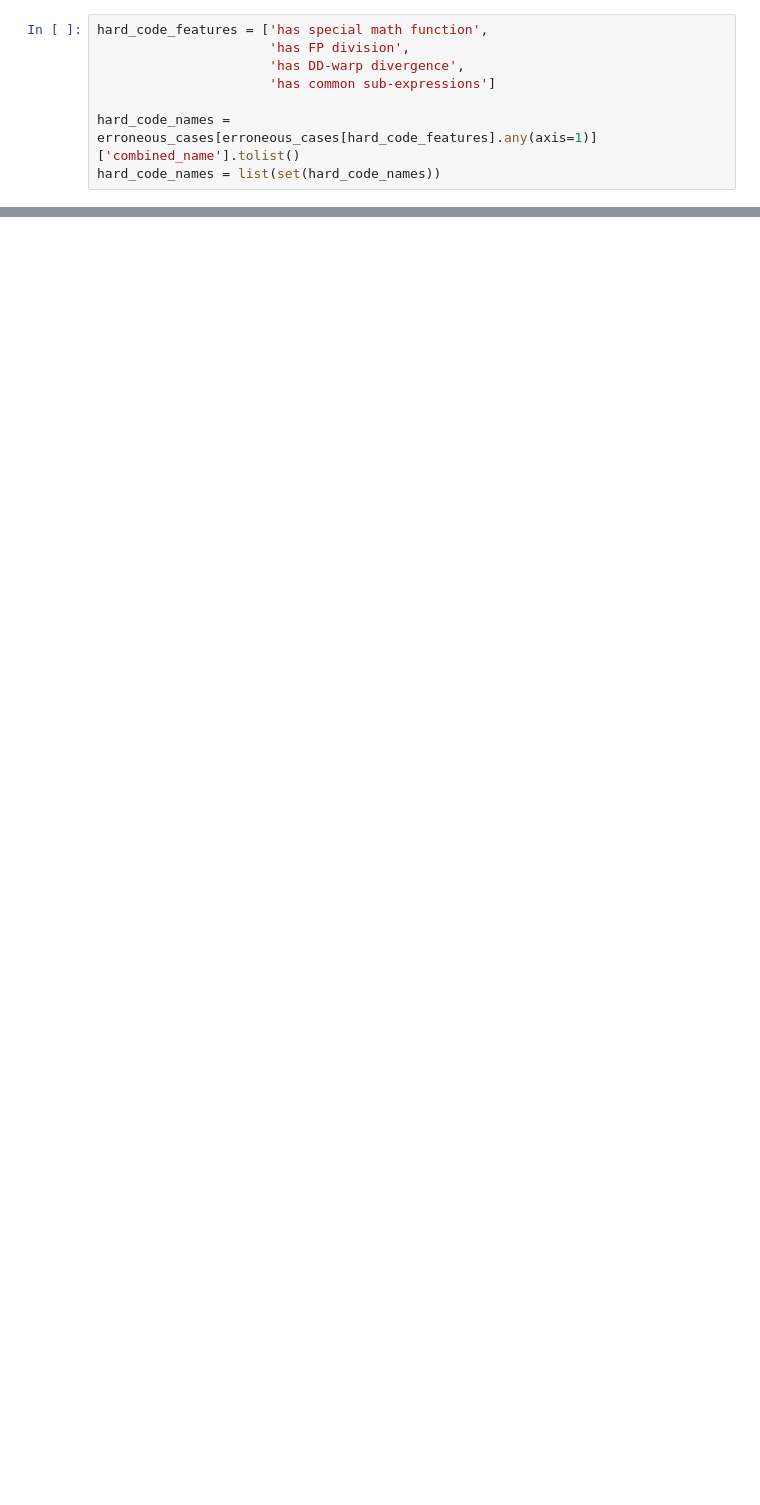
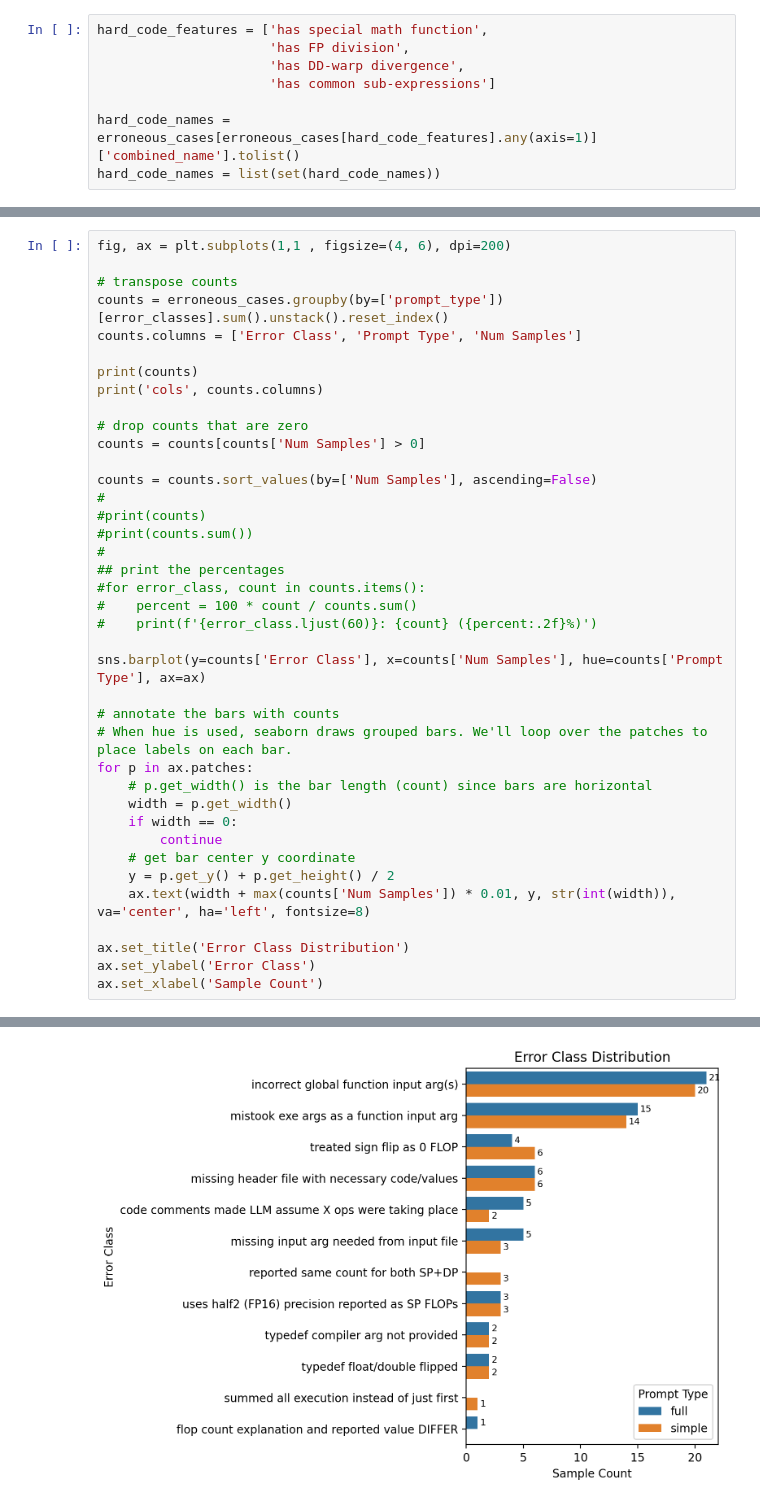
Before and after one commit to Scientific-Computing-Lab/gpuFLOPBench, a Jupyter notebook: qdecomp-langgraph-studio/kernel-survey/dataset-gen/manual-classification/baseline-data-gathering/visualizeMispredCaseAnalysisRseults.ipynb, the cells around one changed output, grey strips where cells are left out. Drawn from its saved outputs; the diff is of its cells as text; blank space fills up the shorter version.

```diff
--- a/qdecomp-langgraph-studio/kernel-survey/dataset-gen/manual-classification/baseline-data-gathering/visualizeMispredCaseAnalysisRseults.ipynb
+++ b/qdecomp-langgraph-studio/kernel-survey/dataset-gen/manual-classification/baseline-data-gathering/visualizeMispredCaseAnalysisRseults.ipynb
@@ -137,0 +192,40 @@ print(hard_code_names)
+# %%
+fig, ax = plt.subplots(1,1 , figsize=(4, 6), dpi=200)
+
+# transpose counts
+counts = erroneous_cases.groupby(by=['prompt_type'])[error_classes].sum().unstack().reset_index()
+counts.columns = ['Error Class', 'Prompt Type', 'Num Samples']
+
+print(counts)
+print('cols', counts.columns)
+
+# drop counts that are zero
+counts = counts[counts['Num Samples'] > 0]
+
+counts = counts.sort_values(by=['Num Samples'], ascending=False)
+#
+#print(counts)
+#print(counts.sum())
+#
+## print the percentages
+#for error_class, count in counts.items():
+#    percent = 100 * count / counts.sum()
+#    print(f'{error_class.ljust(60)}: {count} ({percent:.2f}%)')
+
+sns.barplot(y=counts['Error Class'], x=counts['Num Samples'], hue=counts['Prompt Type'], ax=ax)
+
+# annotate the bars with counts
+# When hue is used, seaborn draws grouped bars. We'll loop over the patches to place labels on each bar.
+for p in ax.patches:
+    # p.get_width() is the bar length (count) since bars are horizontal
+    width = p.get_width()
+    if width == 0:
+        continue
+    # get bar center y coordinate
+    y = p.get_y() + p.get_height() / 2
+    ax.text(width + max(counts['Num Samples']) * 0.01, y, str(int(width)), va='center', ha='left', fontsize=8)
+
+ax.set_title('Error Class Distribution')
+ax.set_ylabel('Error Class')
+ax.set_xlabel('Sample Count')
+# %% [output]
@@ -138,2 +250,3 @@ print(hard_code_names)
+[figure, added]
 # %%
 
```
Also changed, not shown: parts of 16 cells of this notebook.
